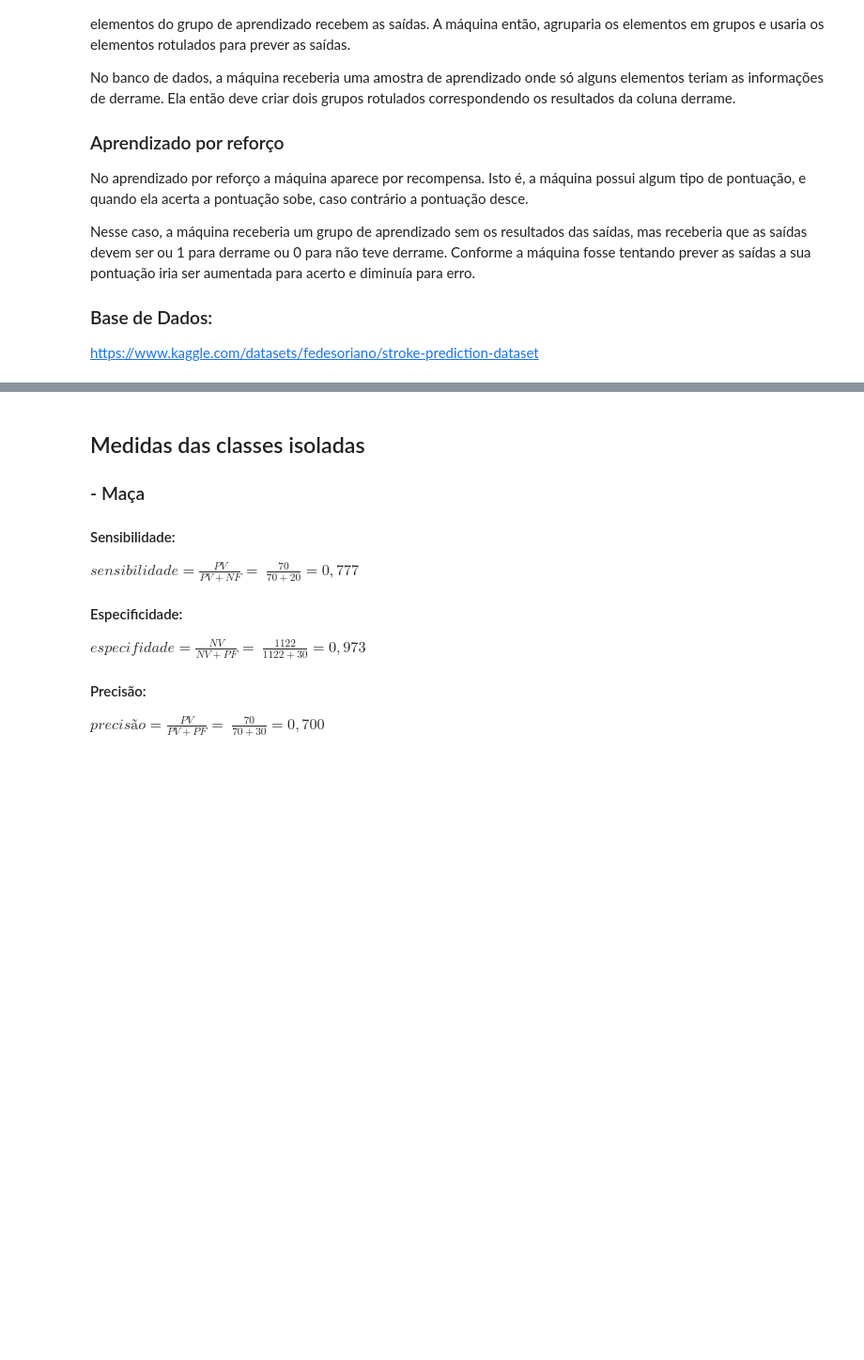
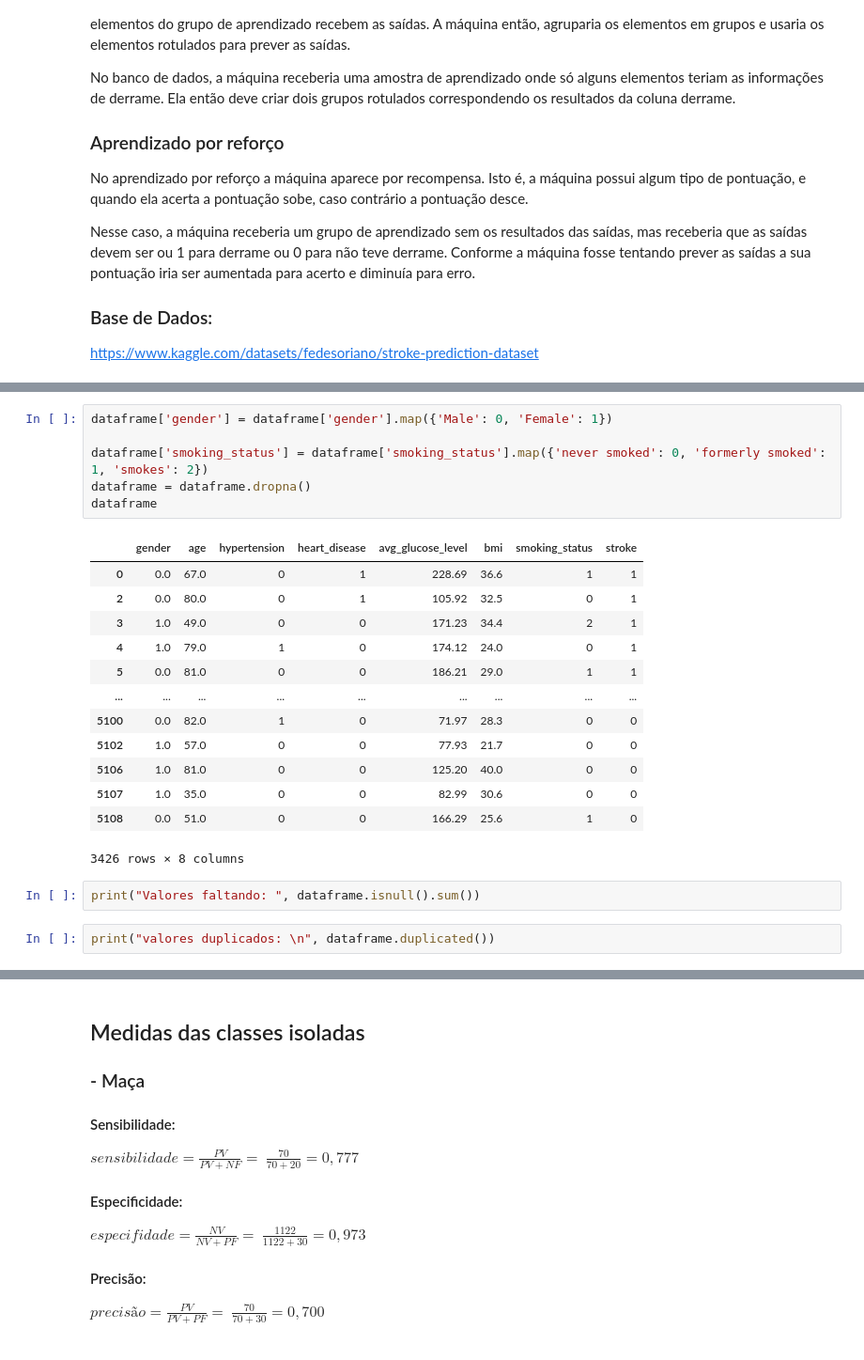
Before and after one commit to Gabriel-Araujo/prova1IA, a Jupyter notebook: Prova.ipynb, the cells around one changed output, grey strips where cells are left out. Shown at 94% size. Drawn from its saved outputs; the diff is of its cells as text; blank space fills up the shorter version.

```diff
--- a/Prova.ipynb
+++ b/Prova.ipynb
@@ -65,0 +104,24 @@ https://www.kaggle.com/datasets/fedesoriano/stroke-prediction-dataset
+# %%
+dataframe['gender'] = dataframe['gender'].map({'Male': 0, 'Female': 1})
+
+dataframe['smoking_status'] = dataframe['smoking_status'].map({'never smoked': 0, 'formerly smoked': 1, 'smokes': 2})
+dataframe = dataframe.dropna()
+dataframe
+# %% [output]
+|  | gender | age | hypertension | heart_disease | avg_glucose_level | bmi | smoking_status | stroke |
+| 0 | 0.0 | 67.0 | 0 | 1 | 228.69 | 36.6 | 1 | 1 |
+| 2 | 0.0 | 80.0 | 0 | 1 | 105.92 | 32.5 | 0 | 1 |
+| 3 | 1.0 | 49.0 | 0 | 0 | 171.23 | 34.4 | 2 | 1 |
+| 4 | 1.0 | 79.0 | 1 | 0 | 174.12 | 24.0 | 0 | 1 |
+| 5 | 0.0 | 81.0 | 0 | 0 | 186.21 | 29.0 | 1 | 1 |
+| ... | ... | ... | ... | ... | ... | ... | ... | ... |
+| 5100 | 0.0 | 82.0 | 1 | 0 | 71.97 | 28.3 | 0 | 0 |
+| 5102 | 1.0 | 57.0 | 0 | 0 | 77.93 | 21.7 | 0 | 0 |
+| 5106 | 1.0 | 81.0 | 0 | 0 | 125.20 | 40.0 | 0 | 0 |
+| 5107 | 1.0 | 35.0 | 0 | 0 | 82.99 | 30.6 | 0 | 0 |
+| 5108 | 0.0 | 51.0 | 0 | 0 | 166.29 | 25.6 | 1 | 0 |
+3426 rows × 8 columns
+# %%
+print("Valores faltando: ", dataframe.isnull().sum())
+# %%
+print("valores duplicados: \n", dataframe.duplicated())
```
Also changed, not shown: parts of 13 cells of this notebook, 1 other file.
